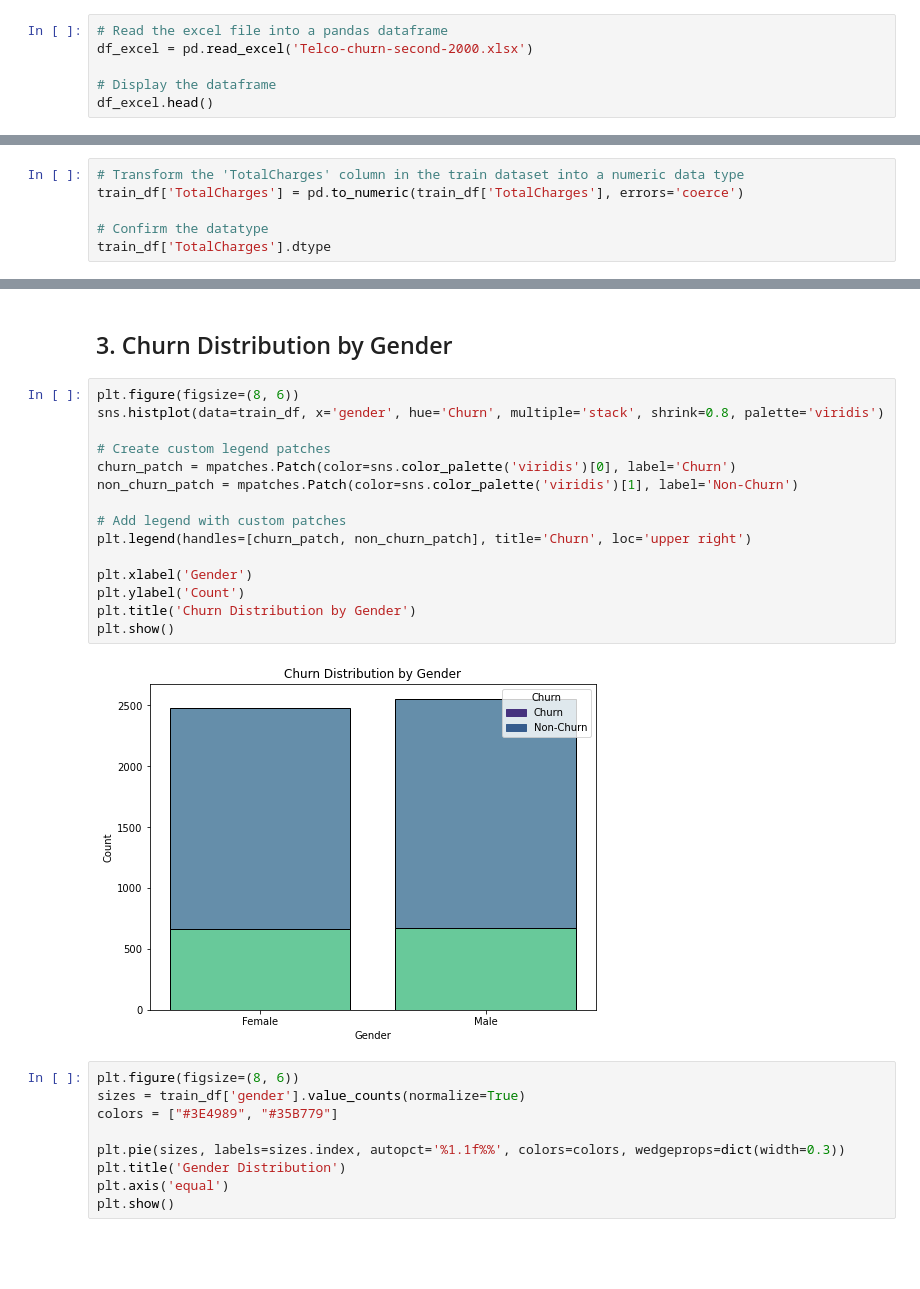
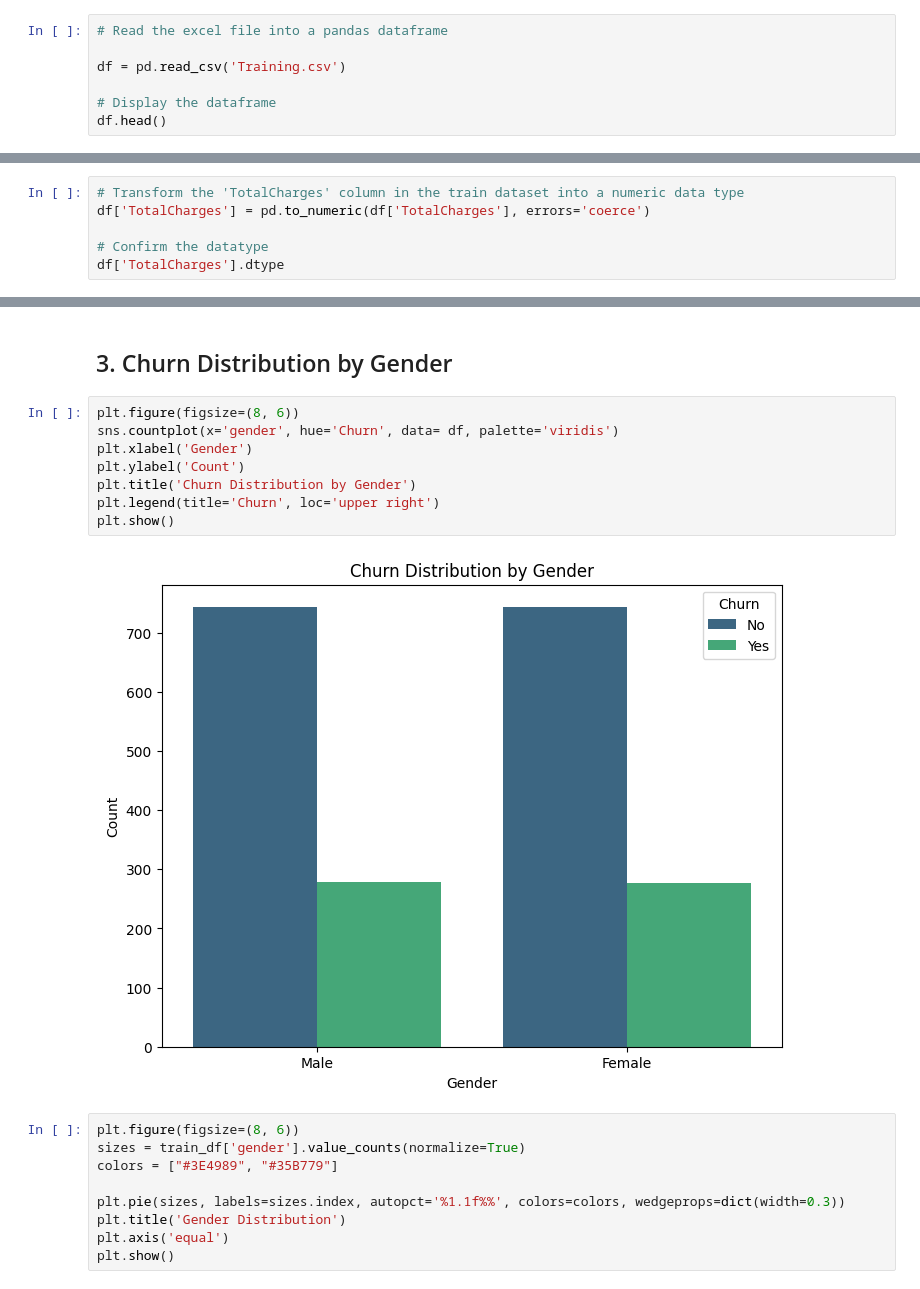
Before and after one commit to Kobbyeduah/Trestle_-Data_eng_Churn, a Jupyter notebook: Classification_Telco_customer_churn.ipynb, the cells around one changed output, grey strips where cells are left out. Drawn from its saved outputs; the diff is of its cells as text; blank space fills up the shorter version.

```diff
--- a/Classification_Telco_customer_churn.ipynb
+++ b/Classification_Telco_customer_churn.ipynb
@@ -131,8 +131,9 @@ data_1.head()
 # %%
 # Read the excel file into a pandas dataframe
-df_excel = pd.read_excel('Telco-churn-second-2000.xlsx')
+
+df = pd.read_csv('Training.csv')
 
 # Display the dataframe
-df_excel.head()
+df.head()
 # %% [output]
 |  | customerID | gender | SeniorCitizen | Partner | Dependents | tenure | PhoneService | MultipleLines | ... |
@@ -296,9 +294,9 @@ As expected, the test dataset does not have the "Churn" column. This column is n
 ##### Transforming the 'TotalCharges' column into a numeric data type
 # %%
 # Transform the 'TotalCharges' column in the train dataset into a numeric data type
-train_df['TotalCharges'] = pd.to_numeric(train_df['TotalCharges'], errors='coerce')
+df['TotalCharges'] = pd.to_numeric(df['TotalCharges'], errors='coerce')
 
 # Confirm the datatype
-train_df['TotalCharges'].dtype
+df['TotalCharges'].dtype
 # %% [output]
 dtype('float64')
@@ -890,21 +816,14 @@ Customers with fiber optic internet service have a higher churn rate compared to
 ## 3. Churn Distribution by Gender
 # %%
 plt.figure(figsize=(8, 6))
-sns.histplot(data=train_df, x='gender', hue='Churn', multiple='stack', shrink=0.8, palette='viridis')
-
-# Create custom legend patches
-churn_patch = mpatches.Patch(color=sns.color_palette('viridis')[0], label='Churn')
-non_churn_patch = mpatches.Patch(color=sns.color_palette('viridis')[1], label='Non-Churn')
-
-# Add legend with custom patches
-plt.legend(handles=[churn_patch, non_churn_patch], title='Churn', loc='upper right')
-
+sns.countplot(x='gender', hue='Churn', data= df, palette='viridis')
 plt.xlabel('Gender')
 plt.ylabel('Count')
 plt.title('Churn Distribution by Gender')
+plt.legend(title='Churn', loc='upper right')
 plt.show()
 # %% [output]
-[figure, old version]
+[figure, new version]
 # %%
 plt.figure(figsize=(8, 6))
 sizes = train_df['gender'].value_counts(normalize=True)
```
Also changed, not shown: parts of 36 cells of this notebook, 1 other file.
